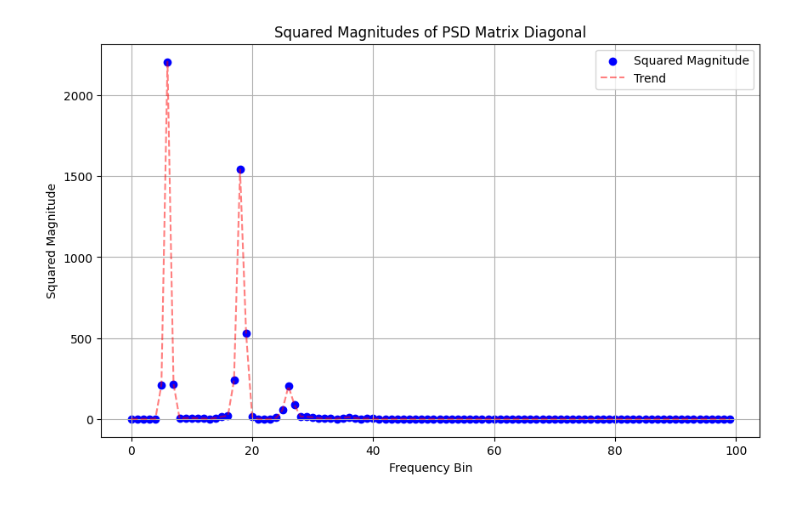
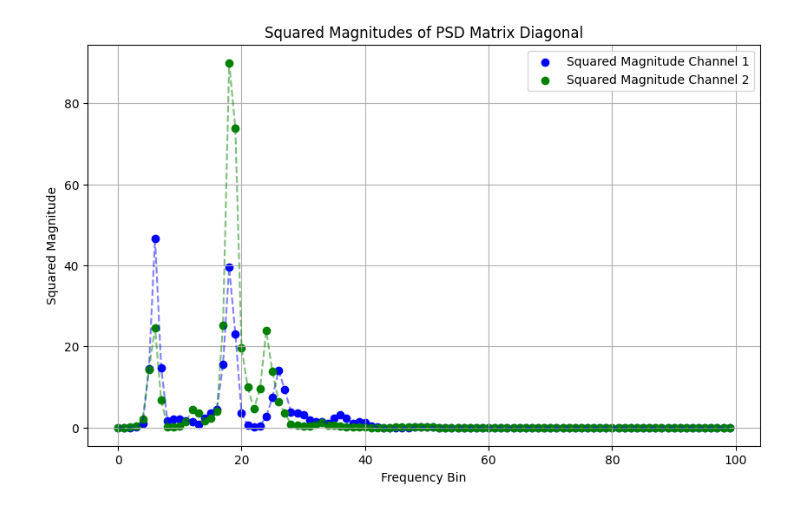
Before and after one commit to YosraGriri/AV-speech-separation, a Jupyter notebook: Mask_Estimation/VisualVoice/plot_data.ipynb, the cells around one changed output. Drawn from its saved outputs; the diff is of its cells as text; code cells hidden in the pictures.

```diff
--- a/Mask_Estimation/VisualVoice/plot_data.ipynb
+++ b/Mask_Estimation/VisualVoice/plot_data.ipynb
@@ -34,10 +36,43 @@ def plot_psd_diagonal_scatter(psd_matrix, max_bin=None):
     plt.grid(True)
     plt.legend()
     plt.show()
+# %%
+def plot_psd_diagonal_scatter_multi(squared_magnitudes, max_bin=None):
+    # Generate frequency bin indices
+    frequency_bins = np.arange(squared_magnitudes.shape[0])
+
+    # Limit the number of frequency bins if max_bin is set
+    if max_bin is not None:
+        frequency_bins = frequency_bins[:max_bin]
+        squared_magnitudes = squared_magnitudes[:max_bin]
+
+    # Create a scatter plot
+    plt.figure(figsize=(10, 6))
+    plt.scatter(frequency_bins, squared_magnitudes[:, 0], color='blue', label='Squared Magnitude Channel 1')
+    plt.scatter(frequency_bins, squared_magnitudes[:, 1], color='green', label='Squared Magnitude Channel 2')
+
+    # Plot the trend using a line plot
+    plt.plot(frequency_bins, squared_magnitudes[:, 0], color='blue', linestyle='dashed', alpha=0.5)
+    plt.plot(frequency_bins, squared_magnitudes[:, 1], color='green', linestyle='dashed', alpha=0.5)
+
+    plt.title('Squared Magnitudes of PSD Matrix Diagonal')
+    plt.xlabel('Frequency Bin')
+    plt.ylabel('Squared Magnitude')
+    plt.grid(True)
+    plt.legend()
+    plt.show()
+
+# Example usage:
+# plot_psd_diagonal_scatter(your_loaded_squared_magnitudes, max_bin=100)
 # %%
-psd_matrix_target = np.load("squared_magnitudes_target.npy")
-psd_matrix_noise = np.load("squared_magnitudes_noise.npy")
+psd_matrix_target_0 = np.load(Path("test/id04030_JbcD0P6KGe0_00039VSid08696_f0gzvkyroAY_00388/squared_magnitudes_target_mic0.wav.npy"))
+psd_matrix_target_1 = np.load(Path("test/id04030_JbcD0P6KGe0_00039VSid08696_f0gzvkyroAY_00388/squared_magnitudes_target_mic1.wav.npy"))
+psd_matrix_target_1 = np.load(Path("test/id04030_JbcD0P6KGe0_00039VSid08696_f0gzvkyroAY_00388/squared_magnitudes_target_mic1.wav.npy"))
+psd_matrix_noise_0 = np.load(Path("test/id04030_JbcD0P6KGe0_00039VSid08696_f0gzvkyroAY_00388/squared_magnitudes_noise_mic0.wav.npy"))
+psd_matrix_noise_1 = np.load(Path("test/id04030_JbcD0P6KGe0_00039VSid08696_f0gzvkyroAY_00388/squared_magnitudes_noise_mic1.wav.npy"))
+psd_matrix_noise_multi = np.load(Path("test/id04030_JbcD0P6KGe0_00039VSid08696_f0gzvkyroAY_00388/squared_magnitudes_noise_multichannel.npy"))
+psd_matrix_target_multi = np.load(Path("test/id04030_JbcD0P6KGe0_00039VSid08696_f0gzvkyroAY_00388/squared_magnitudes_target_multichannel.npy"))
 # %%
-plot_psd_diagonal_scatter(psd_matrix_target, max_bin=100)
+plot_psd_diagonal_scatter_multi(psd_matrix_target_multi, max_bin=100)
 # %% [output]
-[figure, old version]
+[figure, new version]
```
Also changed, not shown: parts of 9 cells of this notebook, 12 other files.
